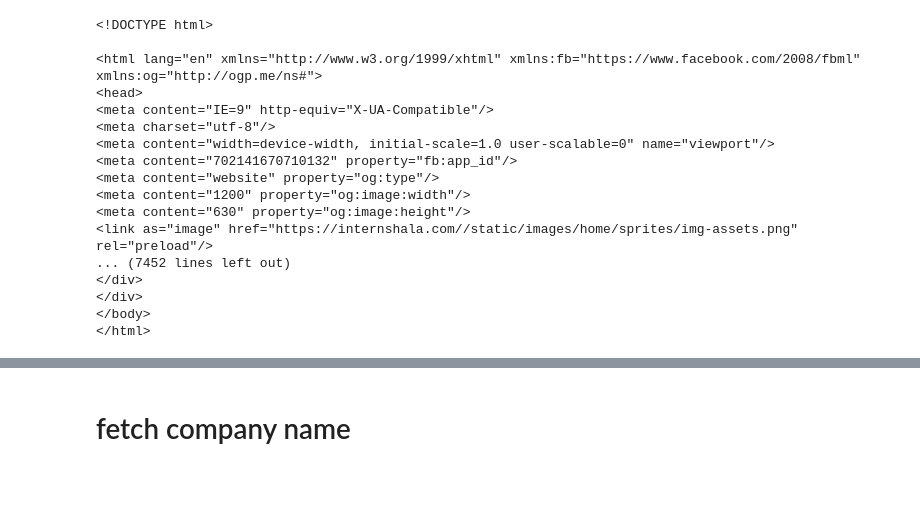
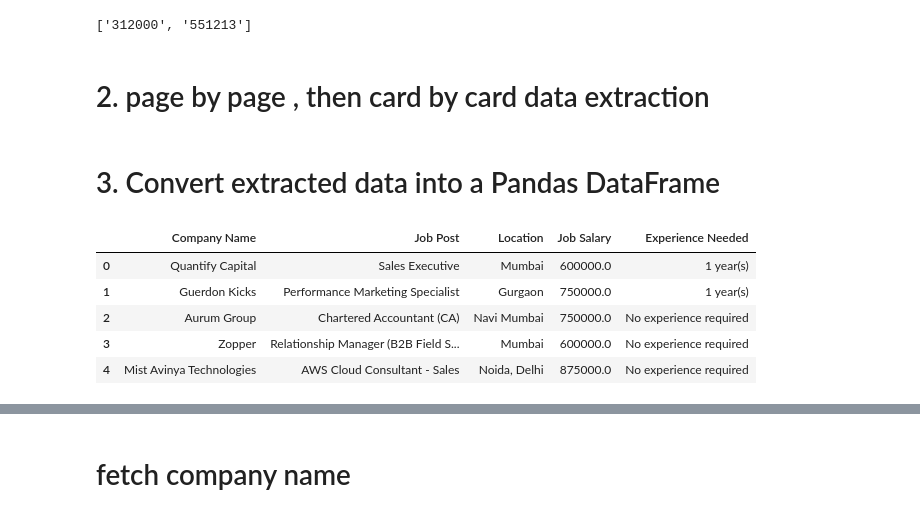
Before and after one commit to soumojit45/job_market_analysis, a Jupyter notebook: notebooks/Website_2_scrapping.ipynb, the cells around one changed output, grey strips where cells are left out. Cells and saved outputs as stored; diff of their text form; code cells hidden in the pictures; blank space fills up the shorter version.

Commit message:
website_2 data scrapped

```diff
--- a/notebooks/Website_2_scrapping.ipynb
+++ b/notebooks/Website_2_scrapping.ipynb
@@ -12,22 +15,13 @@ headers={'User-Agent':'Mozilla/5.0 (Windows NT 6.3; Win 64 ; x64) Apple WeKit /5
 # %%
-WebText = requests.get('https://internshala.com/jobs/page-1/',headers=headers).text
-soup = BeautifulSoup(WebText,'html.parser')
-print(soup)
+webPageList = []
+# list to store all html pages
+for i in range(1,255):
+    WebText = requests.get(f'https://internshala.com/jobs/page-{i}/',headers=headers).text
+    soup = BeautifulSoup(WebText,'html.parser')
+    webPageList.append(soup)
-# %% [output]
-<!DOCTYPE html>
-
-<html lang="en" xmlns="http://www.w3.org/1999/xhtml" xmlns:fb="https://www.facebook.com/2008/fbml" xmlns:og="http://ogp.me/ns#">
-<head>
-<meta content="IE=9" http-equiv="X-UA-Compatible"/>
-<meta charset="utf-8"/>
-<meta content="width=device-width, initial-scale=1.0 user-scalable=0" name="viewport"/>
-<meta content="702141670710132" property="fb:app_id"/>
-<meta content="website" property="og:type"/>
-<meta content="1200" property="og:image:width"/>
-<meta content="630" property="og:image:height"/>
-<link as="image" href="https://internshala.com//static/images/home/sprites/img-assets.png" rel="preload"/>
-... (7452 lines left out)
-</div>
-</div>
-</body>
-</html>
+# %%
+re.findall(r'\d+', " 312000 - 551213")
+# %% [output]
+['312000', '551213']
+# %% [markdown]
+# 2. page by page , then card by card data extraction
@@ -33,0 +89,14 @@ print(soup)
+# %% [markdown]
+# 3. Convert extracted data into a Pandas DataFrame
+# %%
+
+df = pd.DataFrame(all_jobs_data)
+
+df.head()
+# %% [output]
+|  | Company Name | Job Post | Location | Job Salary | Experience Needed |
+| 0 | Quantify Capital | Sales Executive | Mumbai | 600000.0 | 1 year(s) |
+| 1 | Guerdon Kicks | Performance Marketing Specialist | Gurgaon | 750000.0 | 1 year(s) |
+| 2 | Aurum Group | Chartered Accountant (CA) | Navi Mumbai | 750000.0 | No experience required |
+| 3 | Zopper | Relationship Manager (B2B Field S... | Mumbai | 600000.0 | No experience required |
+| 4 | Mist Avinya Technologies | AWS Cloud Consultant - Sales | Noida, Delhi | 875000.0 | No experience required |
```
Also changed, not shown: parts of 13 cells of this notebook, 3 other files.
